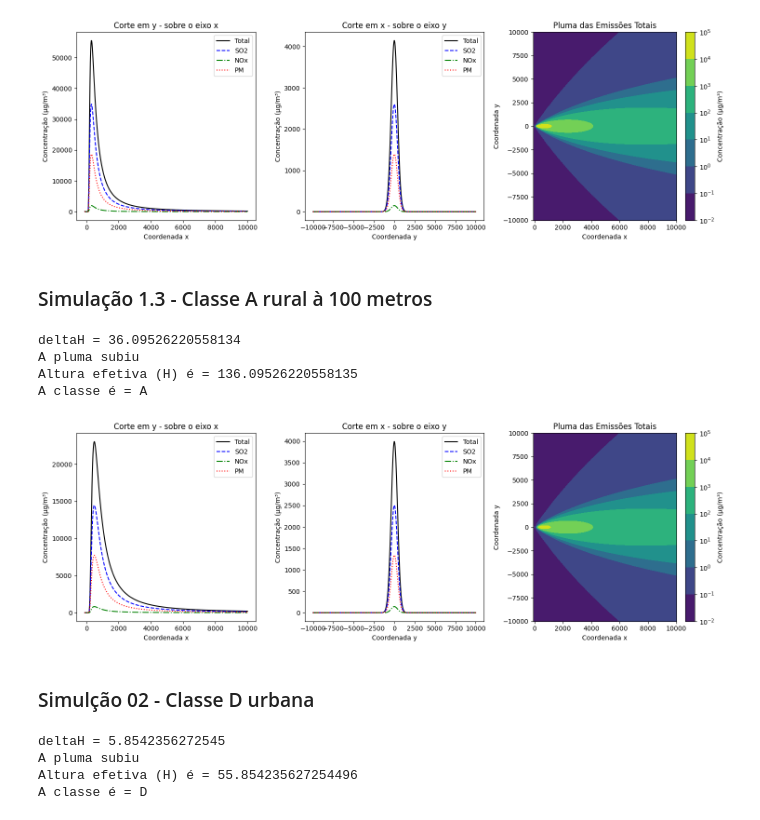
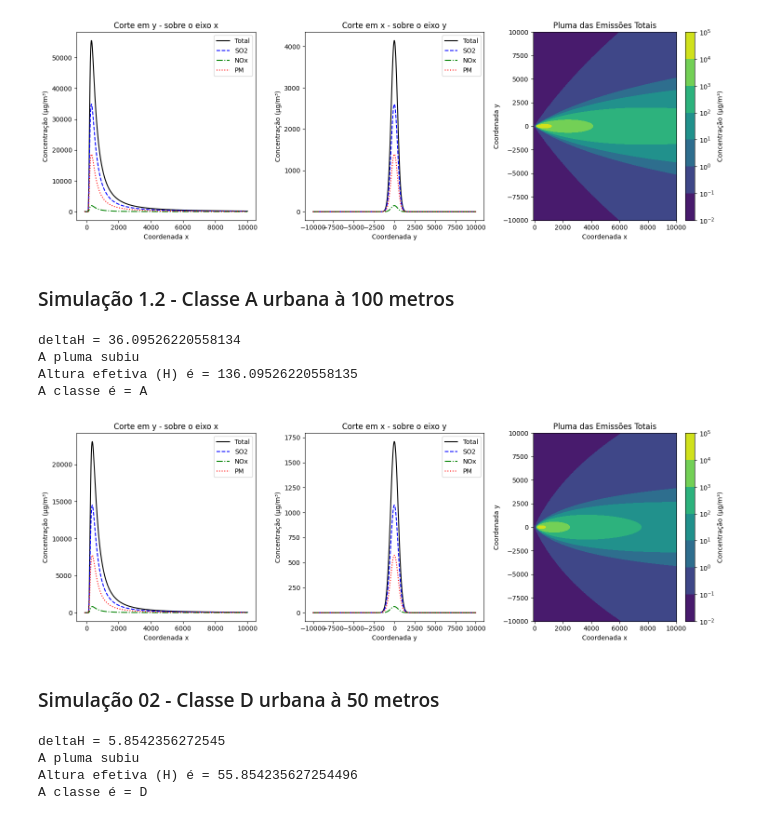
Before and after one commit to mayaradargas/ENS5173-2024.1_MayaraDargasSousa, a Jupyter notebook: Atividade3.Parte01.Mayara_Dargas.ipynb, the cells around one changed output. Saved outputs shown, nothing was run; the diff lists cells and outputs as text; code cells hidden in the pictures.

```diff
--- a/Atividade3.Parte01.Mayara_Dargas.ipynb
+++ b/Atividade3.Parte01.Mayara_Dargas.ipynb
@@ -1302,8 +1304,8 @@ A pluma subiu
 Altura efetiva (H) é = 86.09526220558135
 A classe é = A
 [figure]
-# %% [markdown]
-### Simulação 1.3 - Classe A rural à 100 metros
+# %% [markdown]
+### Simulação 1.2 - Classe A urbana à 100 metros
 # %%
 import numpy as np
 import matplotlib.pyplot as plt
@@ -1376,7 +1378,7 @@ xx, yy = np.meshgrid(x, y)
 
 # Adotando inputs
 classe = 'A'
-urbOrRural = 'rural'
+urbOrRural = 'urbano'
 hg = 100  # m altura geométrica da chaminé
 qs = 1004.069  # g/s
 u = 1.5  # m/s velocidade do vento
@@ -1426,36 +1428,36 @@ ax1.plot(x, conc_PM[250, :], label='PM', linestyle=':', color='red')
 ax1.set_title('Corte em y - sobre o eixo x')
 ax1.set_xlabel('Coordenada x')
 ax1.set_ylabel('Concentração (µg/m³)')
 ax1.legend()
 
 # Gráfico 2: Corte em x - sobre o eixo y
 ax2.plot(yy[:, 100], conc_total[:, 100], label='Total', linestyle='-', color='black')
 ax2.plot(yy[:, 100], conc_SO2[:, 100], label='SO2', linestyle='--', color='blue')
 ax2.plot(yy[:, 100], conc_NOx[:, 100], label='NOx', linestyle='-.', color='green')
 ax2.plot(yy[:, 100], conc_PM[:, 100], label='PM', linestyle=':', color='red')
 ax2.set_title('Corte em x - sobre o eixo y')
 ax2.set_xlabel('Coordenada y')
 ax2.set_ylabel('Concentração (µg/m³)')
 ax2.legend()
 
 # Gráfico 3: Visualização da pluma das emissões totais
 contour_total = ax3.contourf(xx, yy, conc_total + 0.1, norm=LogNorm())
 ax3.set_title('Pluma das Emissões Totais')
 ax3.set_xlabel('Coordenada x')
 ax3.set_ylabel('Coordenada y')
 plt.colorbar(contour_total, ax=ax3, label='Concentração (µg/m³)')
 
 # Ajusta a disposição dos subplots para evitar sobreposição
 plt.tight_layout()
 plt.show()
 # %% [output]
 deltaH = 36.09526220558134
 A pluma subiu
 Altura efetiva (H) é = 136.09526220558135
 A classe é = A
-[figure, old version]
+[figure, new version]
-# %% [markdown]
-### Simulção 02 - Classe D urbana
+# %% [markdown]
+### Simulação 02 - Classe D urbana à 50 metros
 # %%
 import numpy as np
 import matplotlib.pyplot as plt
```
Also changed, not shown: parts of 18 cells of this notebook, 1 other file.
